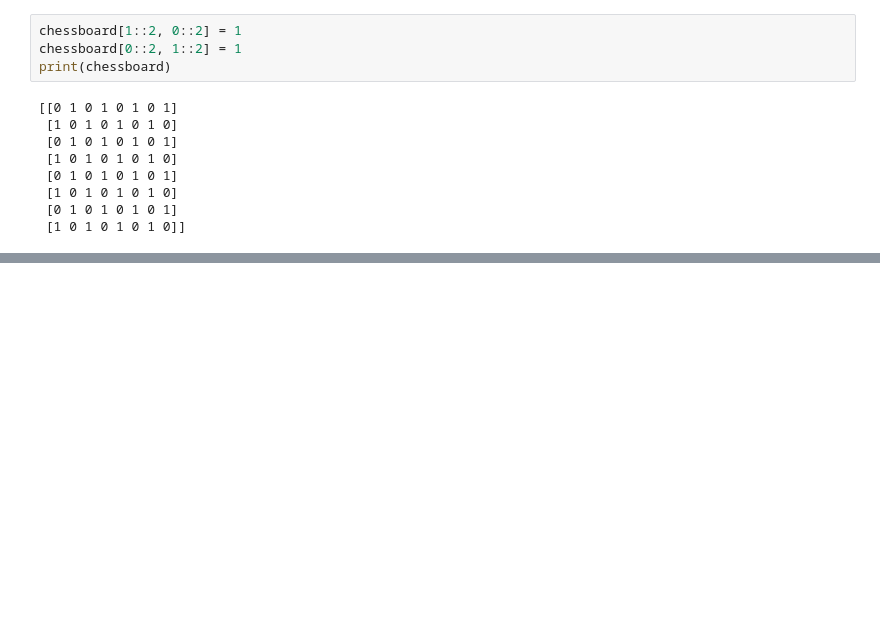
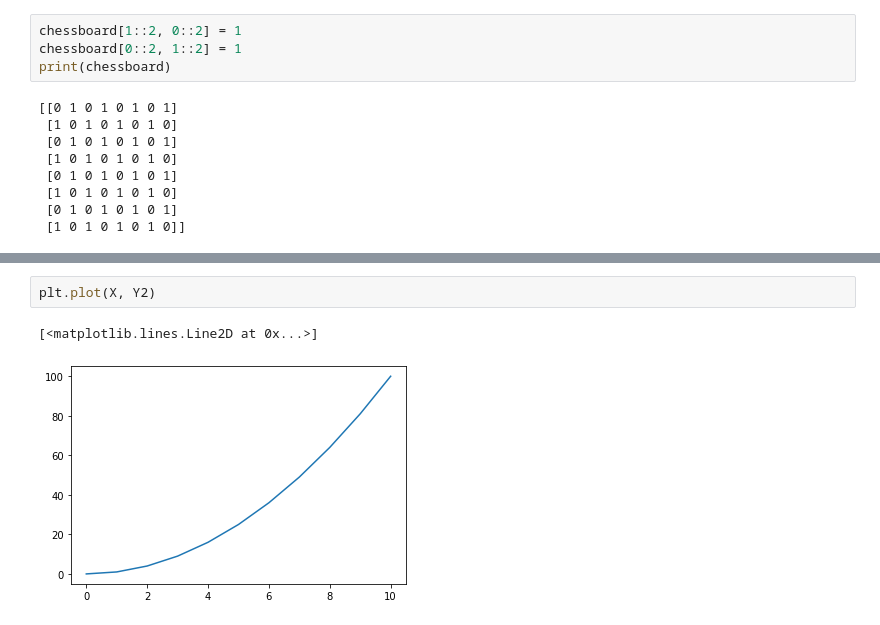
Before and after one commit to ishantk/GW2022PD1, a Jupyter notebook: GW2022PD1.ipynb, the cells around one changed output, grey strips where cells are left out. Cells and saved outputs as stored; diff of their text form; blank space fills up the shorter version.

```diff
--- a/GW2022PD1.ipynb
+++ b/GW2022PD1.ipynb
@@ -128,0 +385,5 @@ print(chessboard)
+# %%
+plt.plot(X, Y2)
+# %% [output]
+[<matplotlib.lines.Line2D at 0x...>]
+[figure, added]
```
Also changed, not shown: parts of 35 cells of this notebook.
